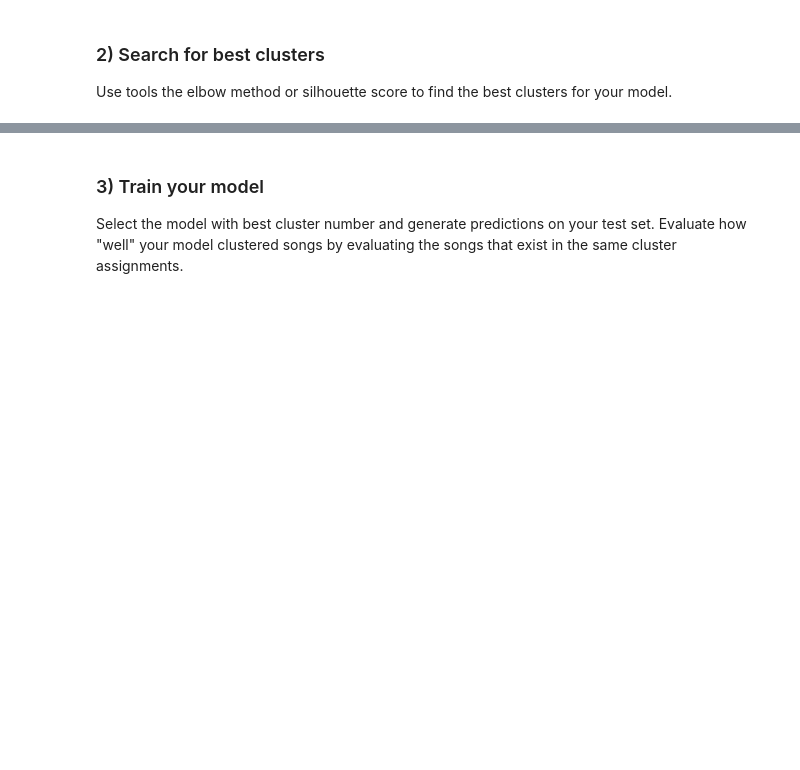
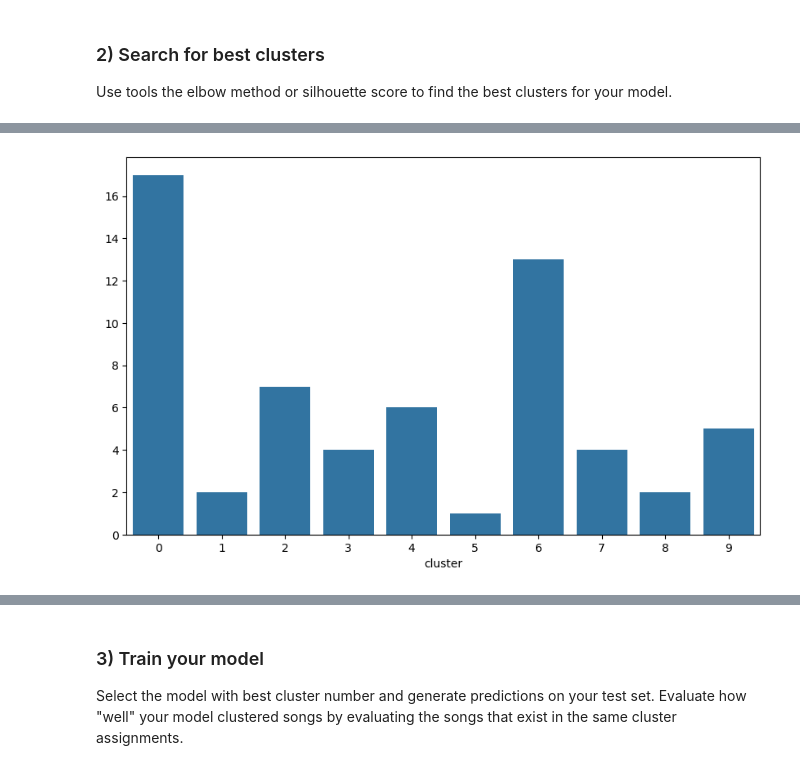
Before and after one commit to jesseniadia/music-recommendation-mini-tlab-7, a Jupyter notebook: notebooks/clustering.ipynb, the cells around one changed output, grey strips where cells are left out. Saved outputs shown, nothing was run; the diff lists cells and outputs as text; code cells hidden in the pictures; blank space fills up the shorter version.

```diff
--- a/notebooks/clustering.ipynb
+++ b/notebooks/clustering.ipynb
@@ -61,0 +108,8 @@ Use tools the elbow method or silhouette score to find the best clusters for you
+# %%
+#Evaluate the clusters
+cluster_counts = music_df['cluster'].value_counts().sort_index()
+plt.figure(figsize=(10, 6))
+sns.barplot(x=cluster_counts.index, y=cluster_counts.values)
+plt.show()
+# %% [output]
+[figure, added]
```
Also changed, not shown: parts of 14 cells of this notebook, 2 other files.
